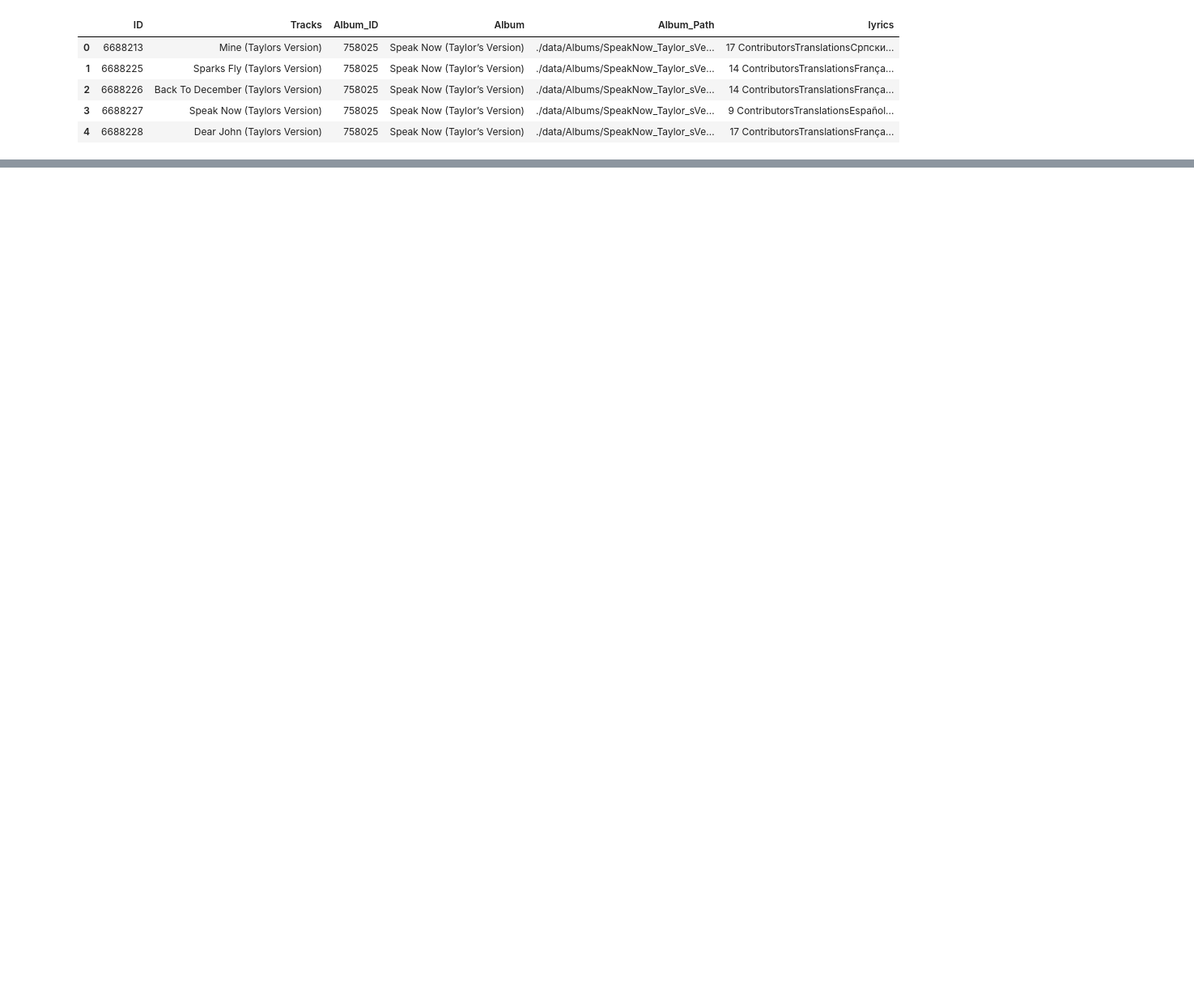
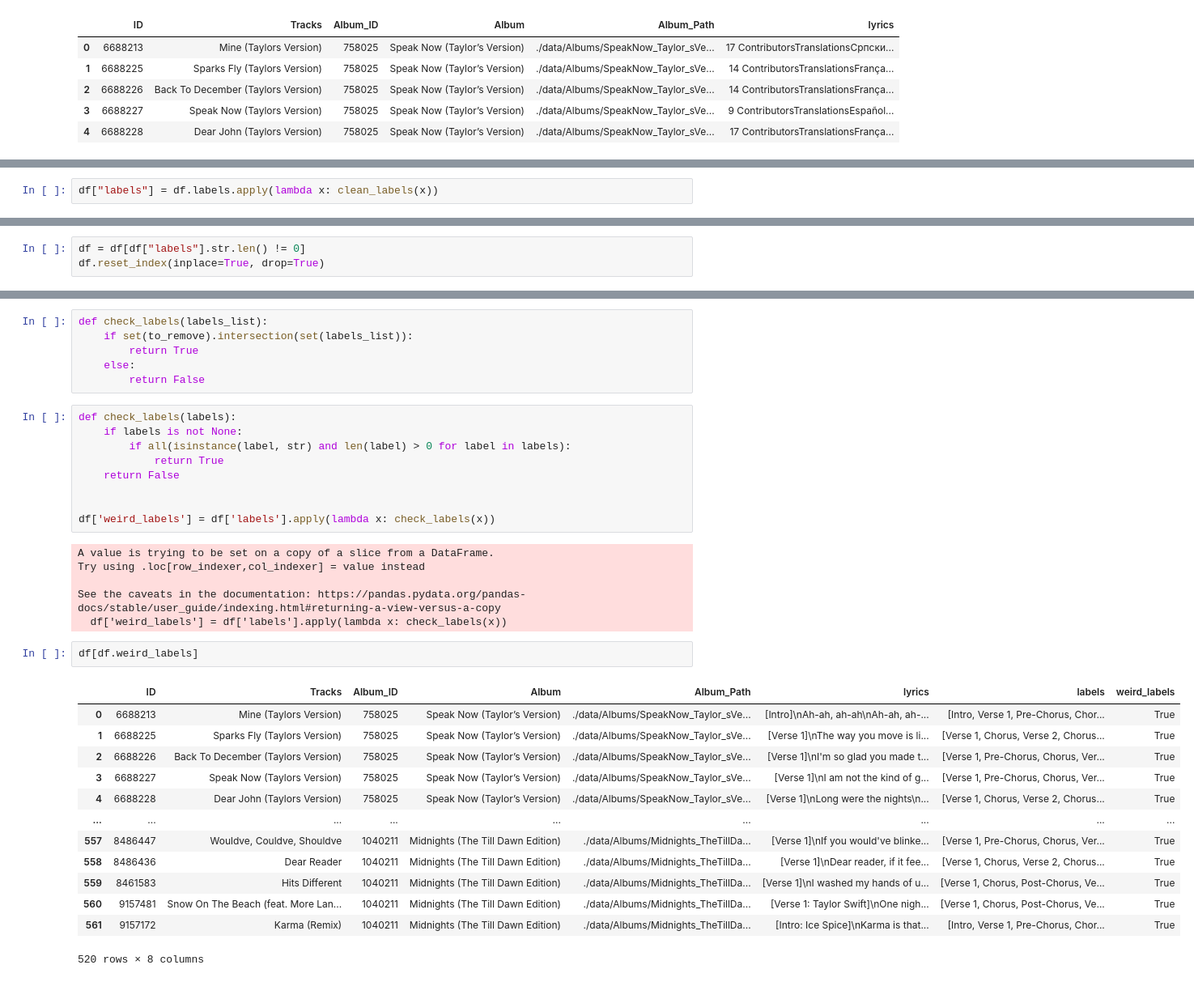
Before and after one commit to achchala/sentiment-analysis, a Jupyter notebook: LyricsAnalysis.ipynb, the cells around one changed output, grey strips where cells are left out. Shown at 81% size. Saved outputs shown, nothing was run; the diff lists cells and outputs as text; blank space fills up the shorter version.

```diff
--- a/LyricsAnalysis.ipynb
+++ b/LyricsAnalysis.ipynb
@@ -196,0 +283,2 @@ Name: count, dtype: int64
+# %%
+df["labels"] = df.labels.apply(lambda x: clean_labels(x))
@@ -196,0 +310,3 @@ Name: count, dtype: int64
+# %%
+df = df[df["labels"].str.len() != 0]
+df.reset_index(inplace=True, drop=True)
@@ -196,0 +422,37 @@ Name: count, dtype: int64
+# %%
+def check_labels(labels_list):
+    if set(to_remove).intersection(set(labels_list)):
+        return True
+    else:
+        return False
+# %%
+def check_labels(labels):
+    if labels is not None:
+        if all(isinstance(label, str) and len(label) > 0 for label in labels):
+            return True
+    return False
+
+
+df['weird_labels'] = df['labels'].apply(lambda x: check_labels(x))
+# %% [output]
+A value is trying to be set on a copy of a slice from a DataFrame.
+Try using .loc[row_indexer,col_indexer] = value instead
+
+See the caveats in the documentation: https://pandas.pydata.org/pandas-docs/stable/user_guide/indexing.html#returning-a-view-versus-a-copy
+  df['weird_labels'] = df['labels'].apply(lambda x: check_labels(x))
+# %%
+df[df.weird_labels]
+# %% [output]
+|  | ID | Tracks | Album_ID | Album | Album_Path | lyrics | labels | weird_labels |
+| 0 | 6688213 | Mine (Taylors Version) | 758025 | Speak Now (Taylor’s Version) | ./data/Albums/SpeakNow_Taylor_sVe... | [Intro]\nAh-ah, ah-ah\nAh-ah, ah-... | [Intro, Verse 1, Pre-Chorus, Chor... | True |
+| 1 | 6688225 | Sparks Fly (Taylors Version) | 758025 | Speak Now (Taylor’s Version) | ./data/Albums/SpeakNow_Taylor_sVe... | [Verse 1]\nThe way you move is li... | [Verse 1, Chorus, Verse 2, Chorus... | True |
+| 2 | 6688226 | Back To December (Taylors Version) | 758025 | Speak Now (Taylor’s Version) | ./data/Albums/SpeakNow_Taylor_sVe... | [Verse 1]\nI'm so glad you made t... | [Verse 1, Pre-Chorus, Chorus, Ver... | True |
+| 3 | 6688227 | Speak Now (Taylors Version) | 758025 | Speak Now (Taylor’s Version) | ./data/Albums/SpeakNow_Taylor_sVe... | [Verse 1]\nI am not the kind of g... | [Verse 1, Pre-Chorus, Chorus, Ver... | True |
+| 4 | 6688228 | Dear John (Taylors Version) | 758025 | Speak Now (Taylor’s Version) | ./data/Albums/SpeakNow_Taylor_sVe... | [Verse 1]\nLong were the nights\n... | [Verse 1, Chorus, Verse 2, Chorus... | True |
+| ... | ... | ... | ... | ... | ... | ... | ... | ... |
+| 557 | 8486447 | Wouldve, Couldve, Shouldve | 1040211 | Midnights (The Till Dawn Edition) | ./data/Albums/Midnights_TheTillDa... | [Verse 1]\nIf you would've blinke... | [Verse 1, Pre-Chorus, Chorus, Ver... | True |
+| 558 | 8486436 | Dear Reader | 1040211 | Midnights (The Till Dawn Edition) | ./data/Albums/Midnights_TheTillDa... | [Verse 1]\nDear reader, if it fee... | [Verse 1, Chorus, Verse 2, Chorus... | True |
+| 559 | 8461583 | Hits Different | 1040211 | Midnights (The Till Dawn Edition) | ./data/Albums/Midnights_TheTillDa... | [Verse 1]\nI washed my hands of u... | [Verse 1, Chorus, Post-Chorus, Ve... | True |
+| 560 | 9157481 | Snow On The Beach (feat. More Lan... | 1040211 | Midnights (The Till Dawn Edition) | ./data/Albums/Midnights_TheTillDa... | [Verse 1: Taylor Swift]\nOne nigh... | [Verse 1, Chorus, Post-Chorus, Ve... | True |
+| 561 | 9157172 | Karma (Remix) | 1040211 | Midnights (The Till Dawn Edition) | ./data/Albums/Midnights_TheTillDa... | [Intro: Ice Spice]\nKarma is that... | [Intro, Verse 1, Pre-Chorus, Chor... | True |
+520 rows × 8 columns
```
Also changed, not shown: parts of 27 cells of this notebook, 1 other file.
